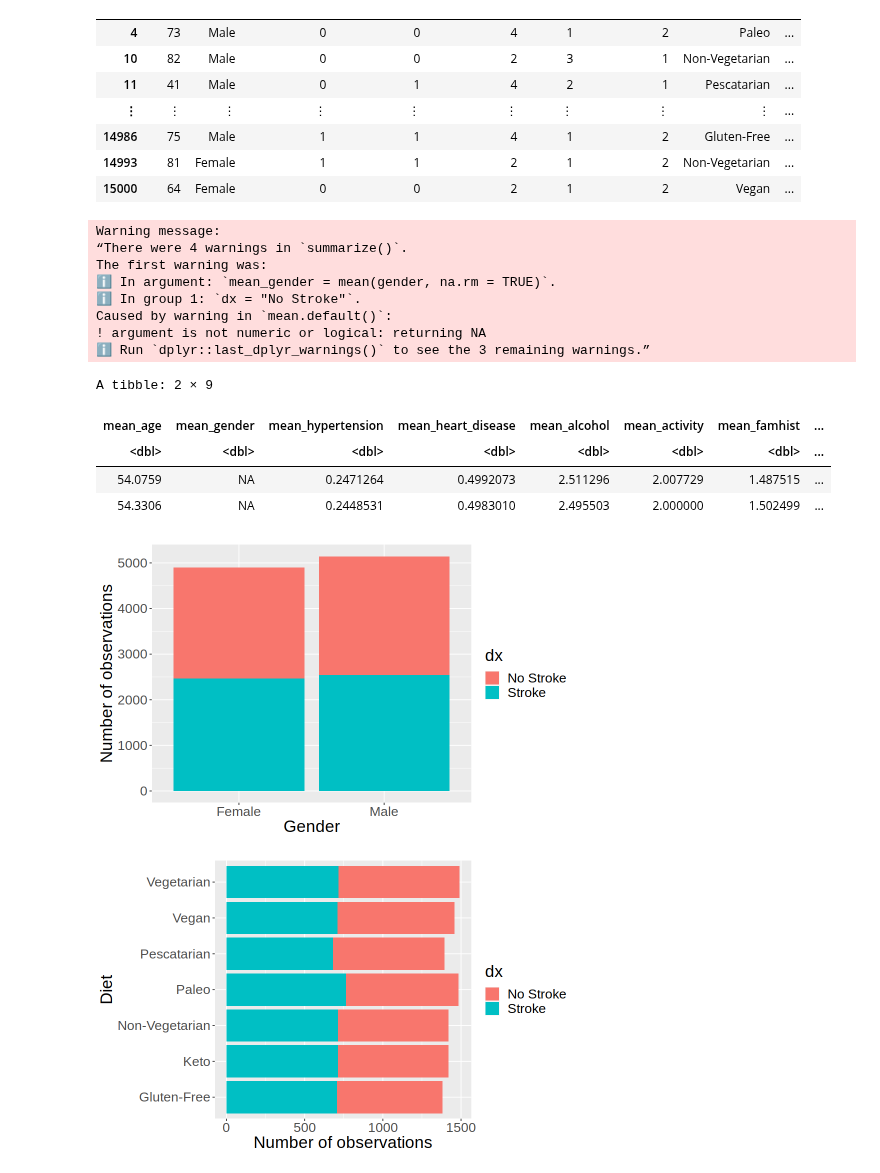
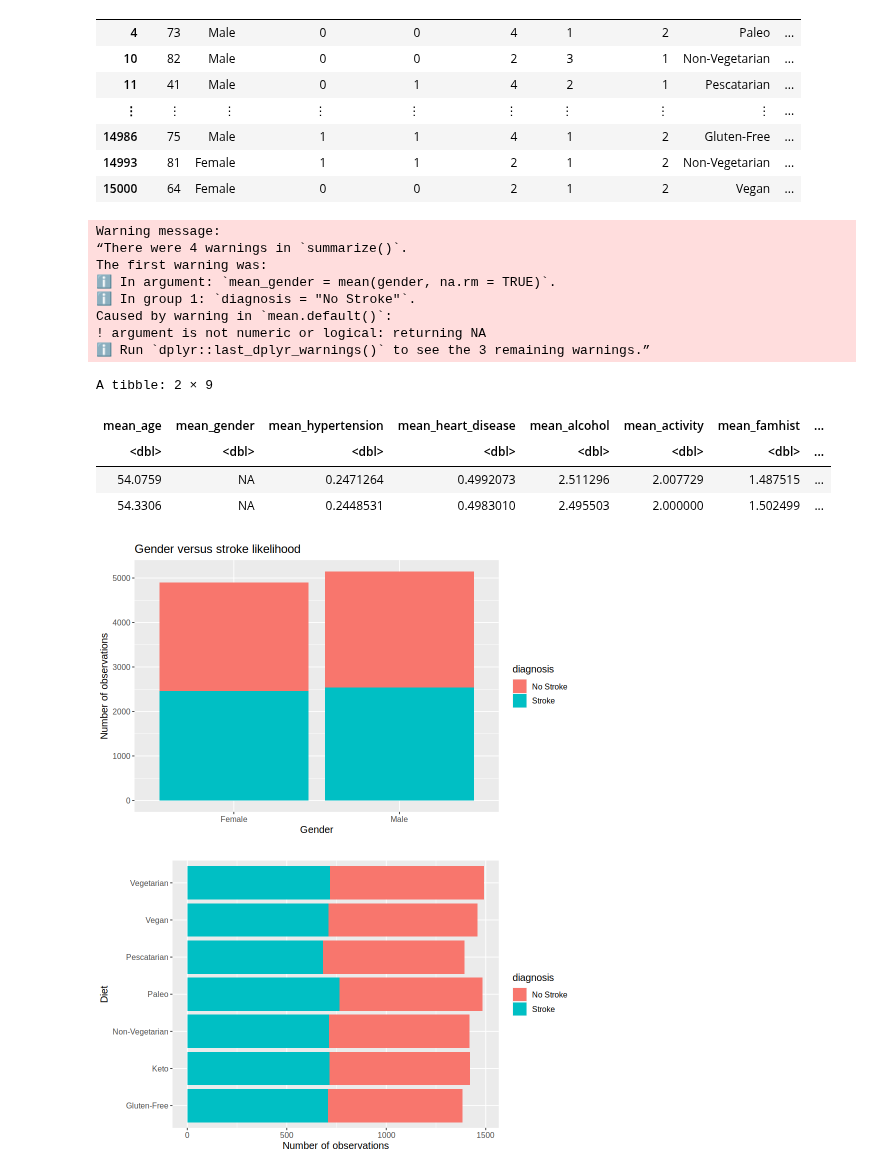
Before and after one commit to chilux00/dsci100-004-15, a Jupyter notebook: main.ipynb, the cells around one changed output. Drawn from its saved outputs; the diff is of its cells as text; code cells hidden in the pictures.

Commit message:
edits to dx -> diagnosis

```diff
--- a/main.ipynb
+++ b/main.ipynb
@@ -63,6 +63,8 @@ These findings can be essential in clinical and public health applications. By c
 
 A future question that can be addressed following this algorithm if there other demographic, health, or lifestyle factors that were not considered in this study but might also influence stroke risk?
 # %%
+##### CZ commit start - wrangled data, did initial tidying, visualizations
+
 # set seed - don't change!
 set.seed(1234)
 
@@ -83,7 +85,7 @@ stroke_renamed <- stroke_selected |>
            family_history = Family.History.of.Stroke,
            diet = Dietary.Habits,
            stress = Stress.Levels,
-           dx = Diagnosis)
+           diagnosis = Diagnosis)
 
 
 # wrangle categorical columns
@@ -111,7 +113,7 @@ stroke_renamed$activity <- as.numeric(factor(stroke_renamed$activity,
 # we are using 9 predictors, so 2/3 = 67% data used as training, 1/3 = 33% predicting
 pre_split_stroke <- stroke
 
-stroke_split <- initial_split(stroke_renamed, prop = 0.67, strata = dx)
+stroke_split <- initial_split(stroke_renamed, prop = 0.67, strata = diagnosis)
 stroke_train <- training(stroke_split)
 stroke_test <- testing(stroke_split)
 
@@ -132,7 +134,7 @@ A data.frame: 10049 × 10
 # summarizing observations per class, means of variables, missing data counts for diagnosed strokes
 
 stroke_summary <- stroke_train |>
-    group_by(dx) |>
+    group_by(diagnosis) |>
     summarize(
         count = n(),
         mean_age = mean(age, na.rm = TRUE),
@@ -170,7 +172,7 @@ Warning message:
 “There were 4 warnings in `summarize()`.
 The first warning was:
 ℹ In argument: `mean_gender = mean(gender, na.rm = TRUE)`.
-ℹ In group 1: `dx = "No Stroke"`.
+ℹ In group 1: `diagnosis = "No Stroke"`.
 Caused by warning in `mean.default()`:
 ! argument is not numeric or logical: returning NA
 ℹ Run `dplyr::last_dplyr_warnings()` to see the 3 remaining warnings.”
@@ -182,27 +184,30 @@ A tibble: 2 × 9
 # %%
 options(repr.plot.width = 8, repr.plot.height = 5)
 
 # visualize data for gender and stroke likelihood
 gender_viz <- stroke_train |>
     ggplot(aes(x = gender)) +
-    geom_bar(aes(fill = dx)) +
+    geom_bar(aes(fill = diagnosis)) +
     xlab("Gender") +
     ylab("Number of observations") +
-    theme(text = element_text(size=20)) +
-    labs(color = "Diagnosis of stroke")
+    theme(text = element_text(size=12)) +
+    labs(color = "Diagnosis of stroke") +
+    ggtitle("Gender versus stroke likelihood")
 
 gender_viz
 
 # visualize data for diet and stroke likelihood
 diet_viz <- stroke_train |>
     ggplot(aes(y = diet)) +
-    geom_bar(aes(fill = dx)) +
+    geom_bar(aes(fill = diagnosis)) +
     xlab("Number of observations") +
     ylab("Diet") +
-    theme(text = element_text(size=20)) +
+    theme(text = element_text(size=12)) +
     labs(color = "Diagnosis of stroke")
 
 diet_viz
+
+#### CZ commit end
 # %% [output]
-[figure, old version]
+[figure, new version]
-[figure, old version]
+[figure, new version]
```
Also changed, not shown: parts of 1 cell of this notebook.
